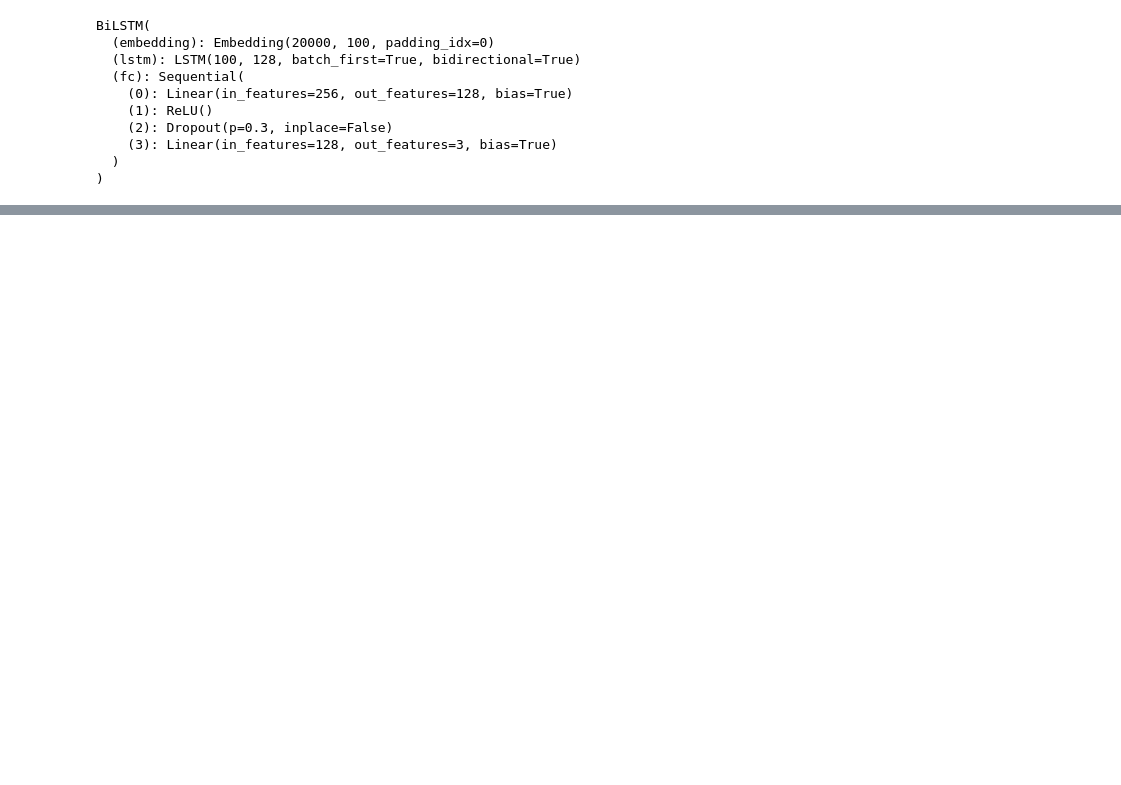
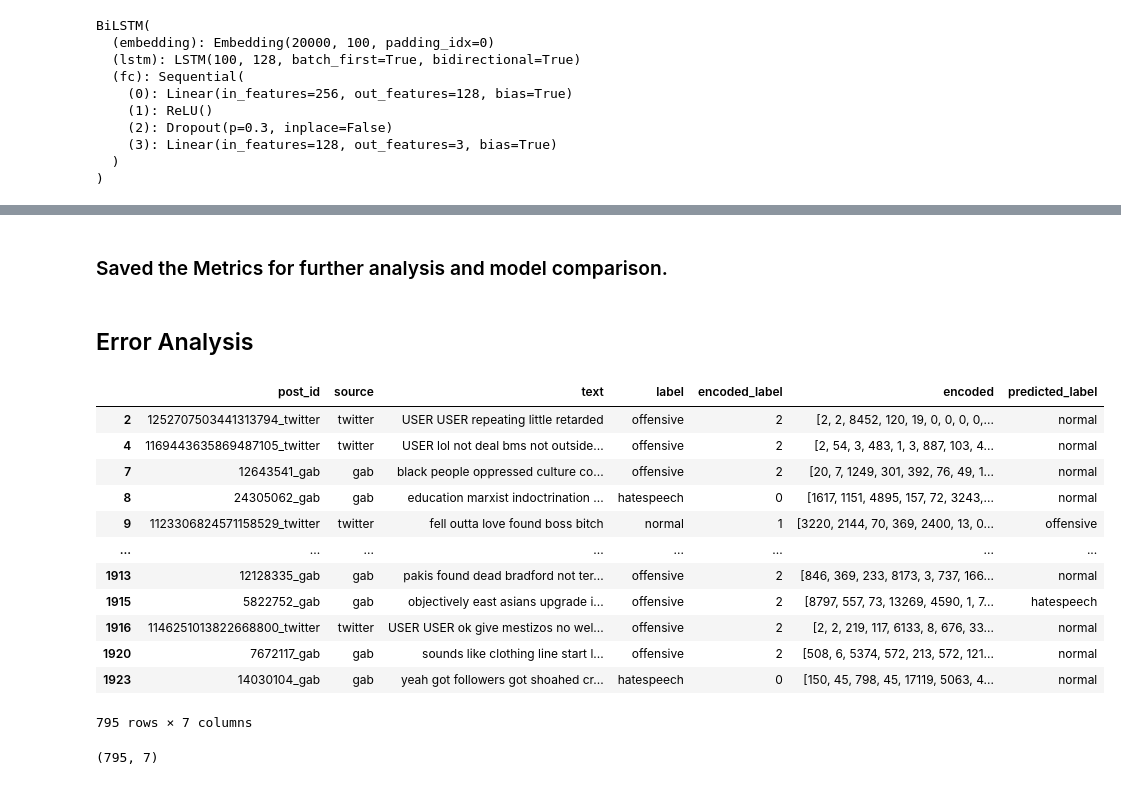
Before and after one commit to idk-jatin/Xai-moderator, a Jupyter notebook: notebooks/bilstm.ipynb, the cells around one changed output, grey strips where cells are left out. Saved outputs shown, nothing was run; the diff lists cells and outputs as text; code cells hidden in the pictures; blank space fills up the shorter version.

```diff
--- a/notebooks/bilstm.ipynb
+++ b/notebooks/bilstm.ipynb
@@ -204,3 +248,5 @@ plt.show()
+# %% [markdown]
+### Saved the Metrics for further analysis and model comparison.
 # %%
 with open("../results/bilstm/metrics.json", "w") as f:
     json.dump(class_repo, f, indent=4)
@@ -210,3 +256,22 @@ pd.DataFrame(cm, index=lab_enco.classes_, columns=lab_enco.classes_).to_csv("../
 pred_df = test_df.copy()
 pred_df["predicted_label"] = lab_enco.inverse_transform(y_pred)
 pred_df.to_csv("../results/bilstm/predictions.csv", index=False)
+# %% [markdown]
+## Error Analysis
+# %%
+err_df = pred_df[pred_df["label"]!= pred_df["predicted_label"]]
+err_df
+# %% [output]
+|  | post_id | source | text | label | encoded_label | encoded | predicted_label |
+| 2 | 1252707503441313794_twitter | twitter | USER USER repeating little retarded | offensive | 2 | [2, 2, 8452, 120, 19, 0, 0, 0, 0,... | normal |
+| 4 | 1169443635869487105_twitter | twitter | USER lol not deal bms not outside... | offensive | 2 | [2, 54, 3, 483, 1, 3, 887, 103, 4... | normal |
+| 7 | 12643541_gab | gab | black people oppressed culture co... | offensive | 2 | [20, 7, 1249, 301, 392, 76, 49, 1... | normal |
+| 8 | 24305062_gab | gab | education marxist indoctrination ... | hatespeech | 0 | [1617, 1151, 4895, 157, 72, 3243,... | normal |
+| 9 | 1123306824571158529_twitter | twitter | fell outta love found boss bitch | normal | 1 | [3220, 2144, 70, 369, 2400, 13, 0... | offensive |
+| ... | ... | ... | ... | ... | ... | ... | ... |
+| 1913 | 12128335_gab | gab | pakis found dead bradford not ter... | offensive | 2 | [846, 369, 233, 8173, 3, 737, 166... | normal |
+| 1915 | 5822752_gab | gab | objectively east asians upgrade i... | offensive | 2 | [8797, 557, 73, 13269, 4590, 1, 7... | hatespeech |
+| 1916 | 1146251013822668800_twitter | twitter | USER USER ok give mestizos no wel... | offensive | 2 | [2, 2, 219, 117, 6133, 8, 676, 33... | normal |
+| 1920 | 7672117_gab | gab | sounds like clothing line start l... | offensive | 2 | [508, 6, 5374, 572, 213, 572, 121... | normal |
+| 1923 | 14030104_gab | gab | yeah got followers got shoahed cr... | hatespeech | 0 | [150, 45, 798, 45, 17119, 5063, 4... | normal |
+795 rows × 7 columns
@@ -213,2 +280,6 @@ pred_df.to_csv("../results/bilstm/predictions.csv", index=False)
 # %%
 torch.save(model.state_dict(), "../models/bilstm/bilstm_model.pt")
+# %%
+err_df.shape
+# %% [output]
+(795, 7)
```
Also changed, not shown: parts of 24 cells of this notebook, 6 other files.
